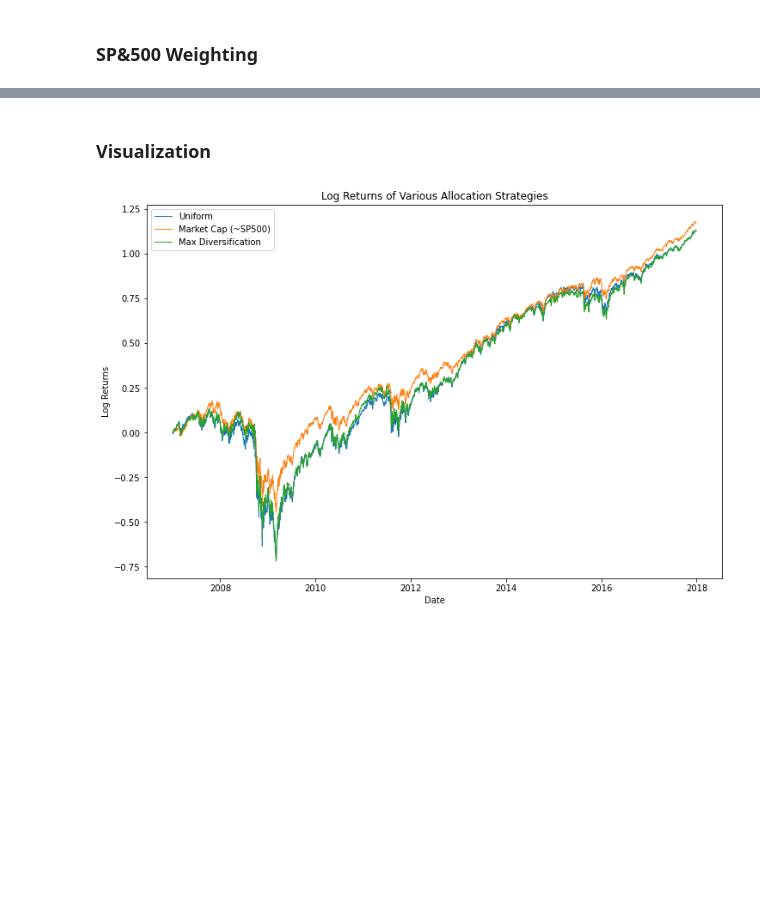
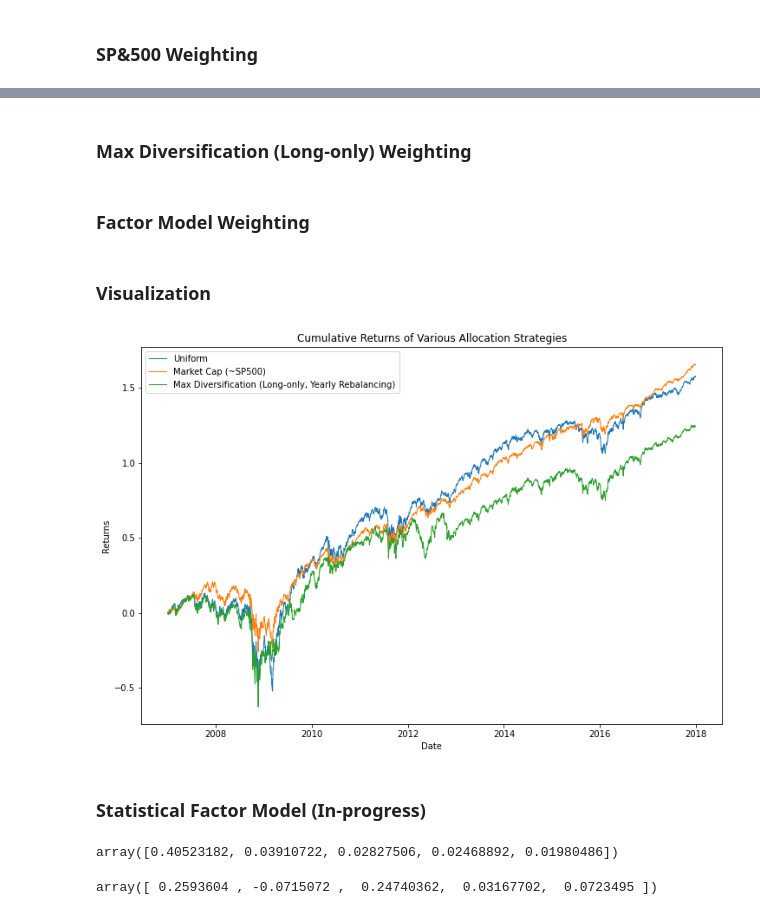
Before and after one commit to luojeff/asset_alloc, a Jupyter notebook: Analysis.ipynb, the cells around one changed output, grey strips where cells are left out. Cells and saved outputs as stored; diff of their text form; code cells hidden in the pictures; blank space fills up the shorter version.

Commit message:
Big changes | Add max diverse allocation, make code efficient

```diff
--- a/Analysis.ipynb
+++ b/Analysis.ipynb
@@ -265,5 +331,10 @@ def execute_strategy(df, weight_function, start_date, end_date):
         log_perfs   = np.append(log_perfs, log_perf)
 
     return valid_dates, log_perfs
+
+def execute_strategy_v2(weights):
+    daily_portfolio_returns = (pct_returns[weights.columns] * weights).dropna().sum(axis=1)
+
+    return daily_portfolio_returns, np.cumsum(daily_portfolio_returns)
 # %% [markdown]
 ### Uniform Weighting
@@ -277,2 +341,10 @@ uniform_dates, uniform_perfs = execute_strategy(
+# %%
+unif_weights   = get_uniform_weights(
+    tickers    = universe_tickers,
+    start_date = dtime(2007, 1, 1),
+    end_date   = dtime(2017, 12, 31)
+)
+
+unif_daily_perf, unif_cumulative_perf = execute_strategy_v2(unif_weights)
 # %% [markdown]
 ### SP&500 Weighting
@@ -286 +351,8 @@ sp500_dates, sp500_perfs = execute_strategy(
+# %%
+sp500_weights  = get_market_cap_weights(
+    start_date = dtime(2007, 1, 1),
+    end_date   = dtime(2017, 12, 31)
+)
+
+sp500_daily_perf, sp500_cumulative_perf = execute_strategy_v2(sp500_weights)
 # %% [markdown]
@@ -297,14 +378,31 @@ max_diverse_dates, max_diverse_perfs = execute_strategy(
+# %% [markdown]
+### Max Diversification (Long-only) Weighting
+# %%
+max_diverse_long_only_weights = get_max_diverse_long_only_weights(
+    tickers        = universe_tickers,
+    start_date     = dtime(2007, 1, 1),
+    end_date       = dtime(2017, 12, 31),
+    rebalance_days = 365 # Rebalance every year
+)
+
+max_diverse_long_only_daily_perf, max_diverse_long_only_cumulative_perf = \
+    execute_strategy_v2(max_diverse_long_only_weights)
+# %% [markdown]
+### Factor Model Weighting
 # %% [markdown]
 ### Visualization
 # %%
 fig, ax = plt.subplots(figsize=(12, 8))
-ax.plot(uniform_dates,     np.cumsum(uniform_perfs),     linewidth=1.0, label="Uniform")
-ax.plot(sp500_dates,       np.cumsum(sp500_perfs),       linewidth=1.0, label="Market Cap (~SP500)")
-ax.plot(max_diverse_dates, np.cumsum(max_diverse_perfs), linewidth=1.0, label="Max Diversification")
-ax.set_title("Log Returns of Various Allocation Strategies")
+ax.plot(unif_cumulative_perf,                  linewidth=1.0, label="Uniform")
+ax.plot(sp500_cumulative_perf,                 linewidth=1.0, label="Market Cap (~SP500)")
+# ax.plot(max_diverse_cumulative_perf,           linewidth=1.0, label="Max Diversification")
+ax.plot(max_diverse_long_only_cumulative_perf, linewidth=1.0, label="Max Diversification (Long-only, Yearly Rebalancing)")
+ax.set_title("Cumulative Returns of Various Allocation Strategies")
 ax.set_xlabel("Date")
-ax.set_ylabel("Log Returns")
+ax.set_ylabel("Returns")
 ax.legend()
 plt.show()
 # %% [output]
-[figure, old version]
+[figure, new version]
+# %% [markdown]
+### Statistical Factor Model (In-progress)
@@ -310,0 +416,4 @@ plt.show()
+# %%
+pca.explained_variance_
+# %% [output]
+array([0.40523182, 0.03910722, 0.02827506, 0.02468892, 0.01980486])
@@ -310,0 +422,4 @@ plt.show()
+# %%
+estimated_factors
+# %% [output]
+array([ 0.2593604 , -0.0715072 ,  0.24740362,  0.03167702,  0.0723495 ])
```
Also changed, not shown: parts of 45 cells of this notebook.
